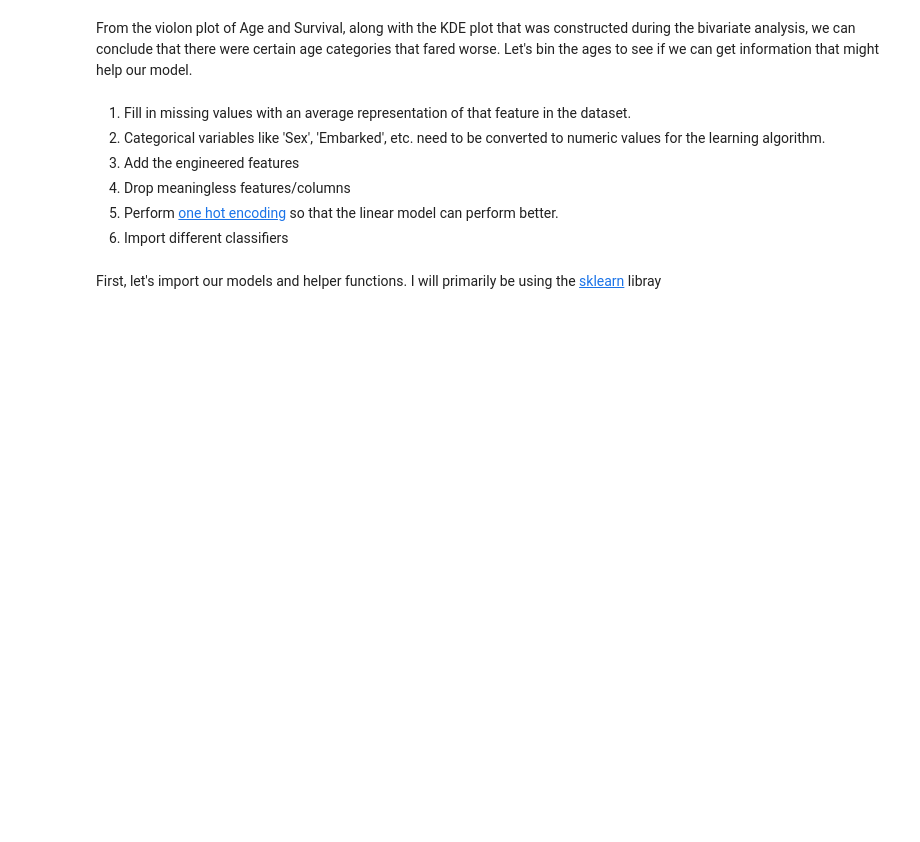
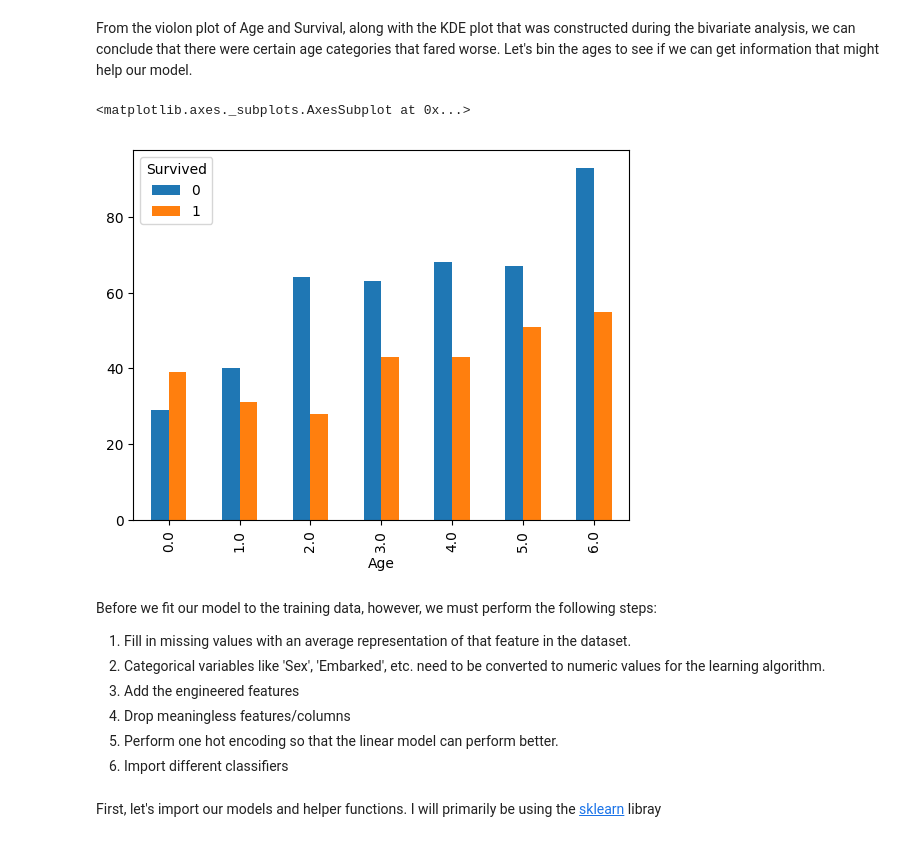
Before and after one commit to sarthakbatragatech/100-Days-of-ML, a Jupyter notebook: Logistic-Regression/Titanic-EDA-and-LogisticRegression.ipynb, the cells around one changed output. Cells and saved outputs as stored; diff of their text form; code cells hidden in the pictures; blank space fills up the shorter version.

```diff
--- a/Logistic-Regression/Titanic-EDA-and-LogisticRegression.ipynb
+++ b/Logistic-Regression/Titanic-EDA-and-LogisticRegression.ipynb
@@ -228,12 +228,31 @@ sns.catplot(x="Survived", y="Age", hue="Survived", kind="violin", inner="stick",
 [figure]
 # %% [markdown]
 From the violon plot of Age and Survival, along with the KDE plot that was constructed during the bivariate analysis, we can conclude that there were certain age categories that fared worse. Let's bin the ages to see if we can get information that might help our model.
+# %%
+del age_eda
+age_eda = df.copy()
+age_eda['Age'].dropna(inplace=True)
+age_eda['Age'] = age_eda['Age'].astype(int)
+age_eda.loc[ age_eda['Age'] <= 11, 'Age'] = 0
+age_eda.loc[(age_eda['Age'] > 11) & (age_eda['Age'] <= 18), 'Age'] = 1
+age_eda.loc[(age_eda['Age'] > 18) & (age_eda['Age'] <= 22), 'Age'] = 2
+age_eda.loc[(age_eda['Age'] > 22) & (age_eda['Age'] <= 27), 'Age'] = 3
+age_eda.loc[(age_eda['Age'] > 27) & (age_eda['Age'] <= 32), 'Age'] = 4
+age_eda.loc[(age_eda['Age'] > 32) & (age_eda['Age'] <= 40), 'Age'] = 5
+age_eda.loc[(age_eda['Age'] > 40), 'Age'] = 6
+# %%
+age_eda.groupby(['Age', 'Survived']).size().unstack().plot(kind='bar')
+# %% [output]
+<matplotlib.axes._subplots.AxesSubplot at 0x...>
+[figure, added]
 # %% [markdown]
+Before we fit our model to the training data, however, we must perform the following steps:
+
 1. Fill in missing values with an average representation of that feature in the dataset.
 2. Categorical variables like 'Sex', 'Embarked', etc. need to be converted to numeric values for the learning algorithm.
 3. Add the engineered features
 4. Drop meaningless features/columns
-5. Perform [one hot encoding](https://hackernoon.com/what-is-one-hot-encoding-why-and-when-do-you-have-to-use-it-e3c6186d008f) so that the linear model can perform better.
+5. Perform one hot encoding so that the linear model can perform better.
 6. Import different classifiers
 # %% [markdown]
 First, let's import our models and helper functions. I will primarily be using the [sklearn](https://scikit-learn.org/stable/index.html) libray
```
